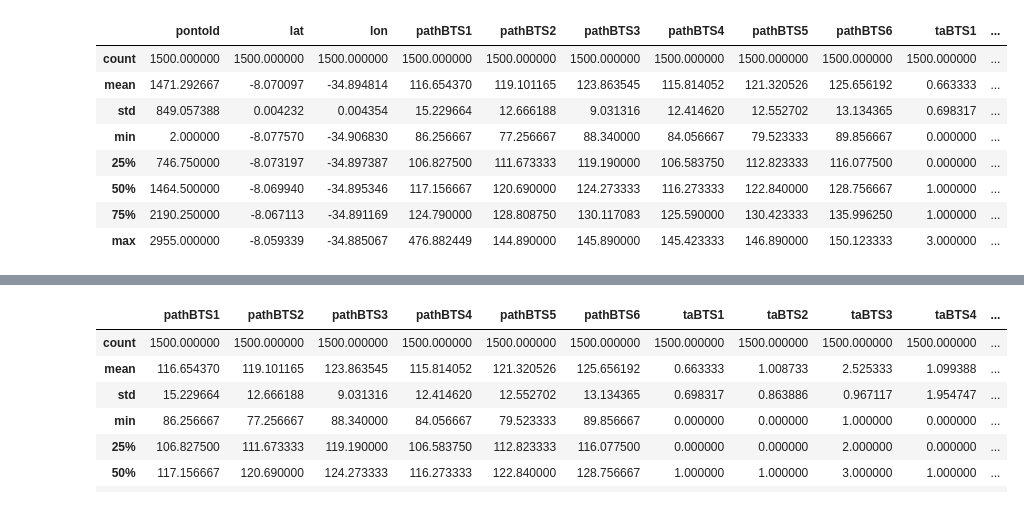
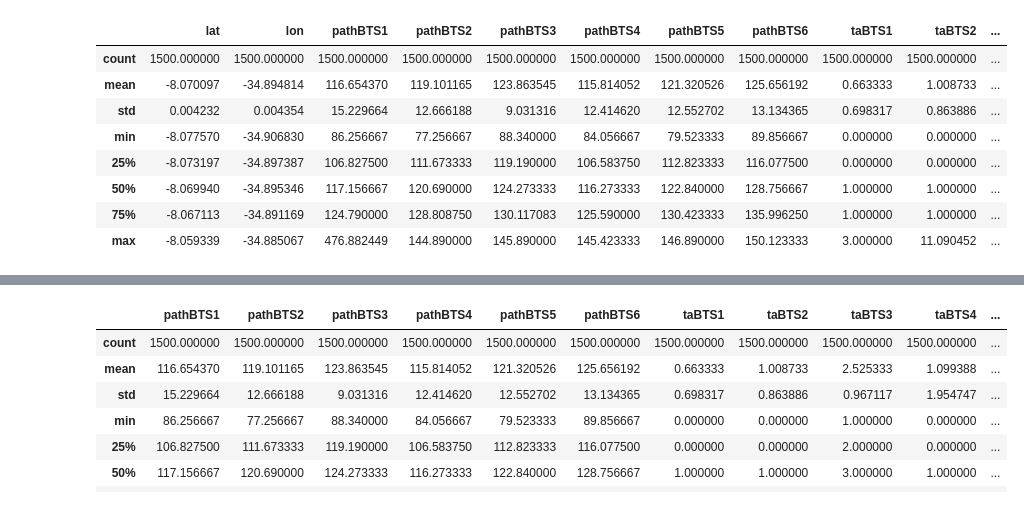
Before and after one commit to arma29/c-moveis, a Jupyter notebook: DataAnalysis.ipynb, the cells around one changed output, grey strips where cells are left out. Cells and saved outputs as stored; diff of their text form; code cells hidden in the pictures.

```diff
--- a/DataAnalysis.ipynb
+++ b/DataAnalysis.ipynb
@@ -24,15 +21,17 @@ data.head()
 # %%
 data.drop_duplicates(inplace=True)
 data.shape
-data.drop(['pontoId'], axis=1)
+data = data.drop(['pontoId'], axis=1)
+data['taBTS2'] = data['taBTS2'].fillna(data['taBTS2'].mean())
+data['taBTS4'] = data['taBTS4'].fillna(data['taBTS4'].mean())
 data.describe()
 # %% [output]
-|  | pontoId | lat | lon | pathBTS1 | pathBTS2 | pathBTS3 | pathBTS4 | pathBTS5 | pathBTS6 | taBTS1 | ... |
+|  | lat | lon | pathBTS1 | pathBTS2 | pathBTS3 | pathBTS4 | pathBTS5 | pathBTS6 | taBTS1 | taBTS2 | ... |
 | count | 1500.000000 | 1500.000000 | 1500.000000 | 1500.000000 | 1500.000000 | 1500.000000 | 1500.000000 | 1500.000000 | 1500.000000 | 1500.000000 | ... |
-| mean | 1471.292667 | -8.070097 | -34.894814 | 116.654370 | 119.101165 | 123.863545 | 115.814052 | 121.320526 | 125.656192 | 0.663333 | ... |
-| std | 849.057388 | 0.004232 | 0.004354 | 15.229664 | 12.666188 | 9.031316 | 12.414620 | 12.552702 | 13.134365 | 0.698317 | ... |
-| min | 2.000000 | -8.077570 | -34.906830 | 86.256667 | 77.256667 | 88.340000 | 84.056667 | 79.523333 | 89.856667 | 0.000000 | ... |
-| 25% | 746.750000 | -8.073197 | -34.897387 | 106.827500 | 111.673333 | 119.190000 | 106.583750 | 112.823333 | 116.077500 | 0.000000 | ... |
-| 50% | 1464.500000 | -8.069940 | -34.895346 | 117.156667 | 120.690000 | 124.273333 | 116.273333 | 122.840000 | 128.756667 | 1.000000 | ... |
-| 75% | 2190.250000 | -8.067113 | -34.891169 | 124.790000 | 128.808750 | 130.117083 | 125.590000 | 130.423333 | 135.996250 | 1.000000 | ... |
-| max | 2955.000000 | -8.059339 | -34.885067 | 476.882449 | 144.890000 | 145.890000 | 145.423333 | 146.890000 | 150.123333 | 3.000000 | ... |
+| mean | -8.070097 | -34.894814 | 116.654370 | 119.101165 | 123.863545 | 115.814052 | 121.320526 | 125.656192 | 0.663333 | 1.008733 | ... |
+| std | 0.004232 | 0.004354 | 15.229664 | 12.666188 | 9.031316 | 12.414620 | 12.552702 | 13.134365 | 0.698317 | 0.863886 | ... |
+| min | -8.077570 | -34.906830 | 86.256667 | 77.256667 | 88.340000 | 84.056667 | 79.523333 | 89.856667 | 0.000000 | 0.000000 | ... |
+| 25% | -8.073197 | -34.897387 | 106.827500 | 111.673333 | 119.190000 | 106.583750 | 112.823333 | 116.077500 | 0.000000 | 0.000000 | ... |
+| 50% | -8.069940 | -34.895346 | 117.156667 | 120.690000 | 124.273333 | 116.273333 | 122.840000 | 128.756667 | 1.000000 | 1.000000 | ... |
+| 75% | -8.067113 | -34.891169 | 124.790000 | 128.808750 | 130.117083 | 125.590000 | 130.423333 | 135.996250 | 1.000000 | 1.000000 | ... |
+| max | -8.059339 | -34.885067 | 476.882449 | 144.890000 | 145.890000 | 145.423333 | 146.890000 | 150.123333 | 3.000000 | 11.090452 | ... |
```
Also changed, not shown: parts of 22 cells of this notebook.
